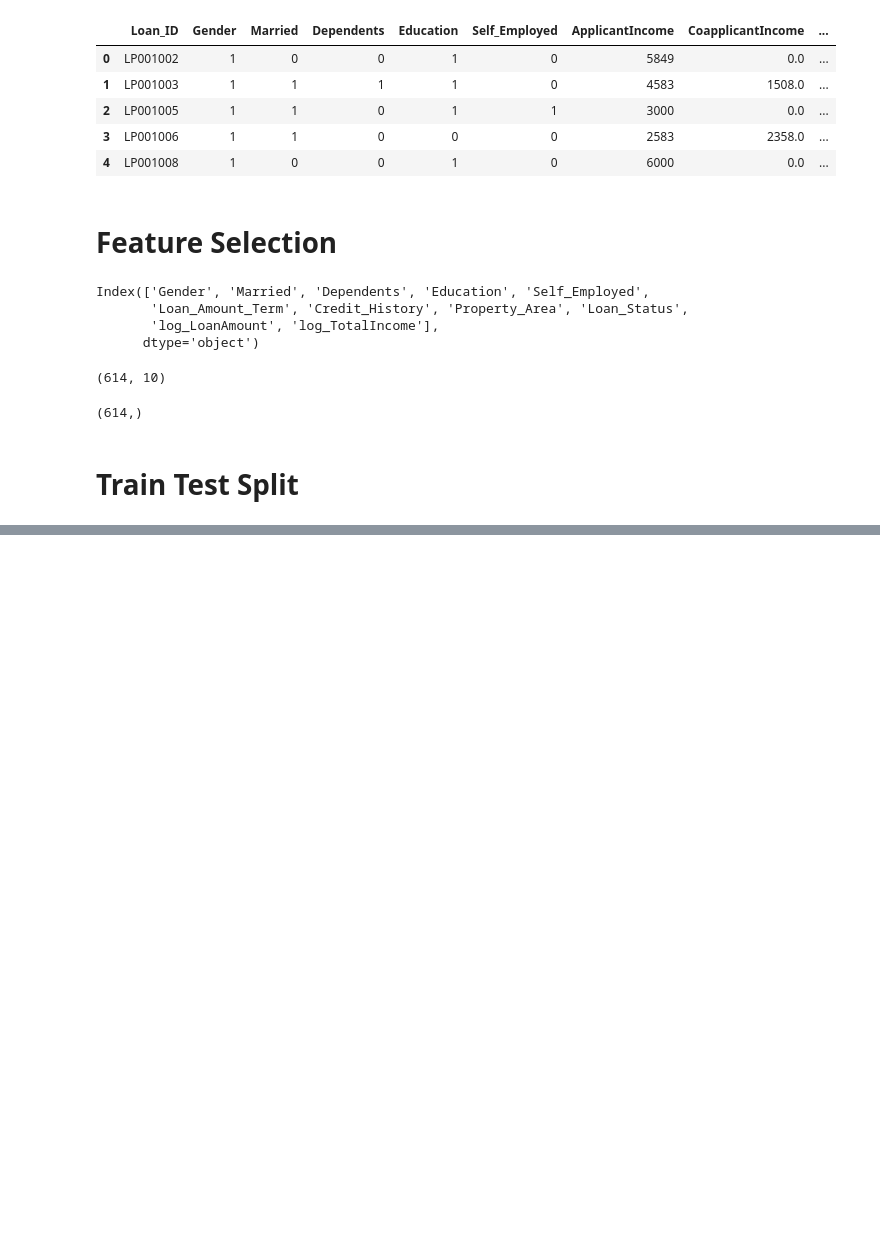
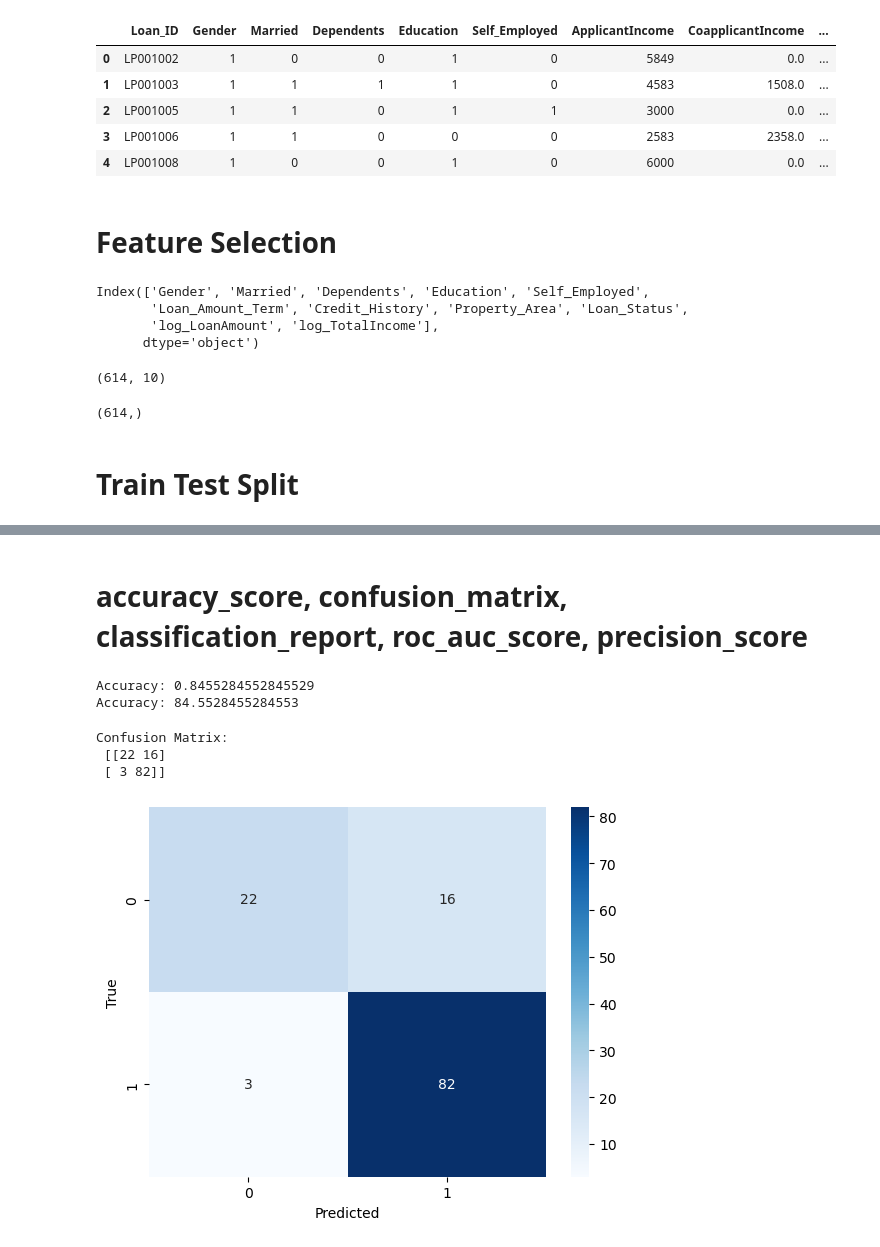
Before and after one commit to SannketNikam/Credit-Risk-Analysis, a Jupyter notebook: Notebooks/XGBoost.ipynb, the cells around one changed output, grey strips where cells are left out. Saved outputs shown, nothing was run; the diff lists cells and outputs as text; code cells hidden in the pictures; blank space fills up the shorter version.

```diff
--- a/Notebooks/XGBoost.ipynb
+++ b/Notebooks/XGBoost.ipynb
@@ -374,0 +460,11 @@ X_train, X_test, y_train, y_test = train_test_split(X, y, test_size = 0.2, rando
+# %%
+xgb_classifier = XGBClassifier(
+    learning_rate = best_learning_rate,
+    max_depth = best_max_depth,
+    n_estimators = best_n_estimators,
+    gamma = best_gamma,
+    subsample = best_subsample,
+    colsample_bytree = best_colsample_bytree
+)
+# %%
+xgb_classifier.fit(X_train, y_train)
@@ -374,0 +484,27 @@ X_train, X_test, y_train, y_test = train_test_split(X, y, test_size = 0.2, rando
+# %%
+y_pred = xgb_classifier.predict(X_test)
+# %% [markdown]
+# accuracy_score, confusion_matrix, classification_report, roc_auc_score, precision_score
+# %%
+# accuracy score
+accuracy = accuracy_score(y_test, y_pred)
+print("Accuracy:", accuracy)
+print("Accuracy:", accuracy * 100)
+# %% [output]
+Accuracy: 0.8455284552845529
+Accuracy: 84.5528455284553
+# %%
+# confusion matrix
+confusion_matrix = confusion_matrix(y_test, y_pred)
+print("Confusion Matrix: \n", confusion_matrix)
+# %% [output]
+Confusion Matrix:
+ [[22 16]
+ [ 3 82]]
+# %%
+sns.heatmap(confusion_matrix, annot = True, cmap = 'Blues')
+plt.xlabel('Predicted')
+plt.ylabel('True')
+plt.show()
+# %% [output]
+[figure, added]
```
Also changed, not shown: parts of 19 cells of this notebook, 4 other files.
